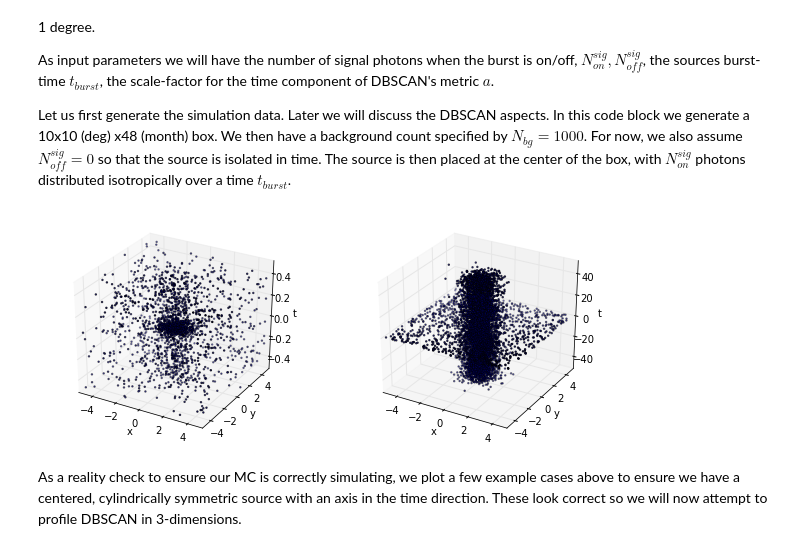
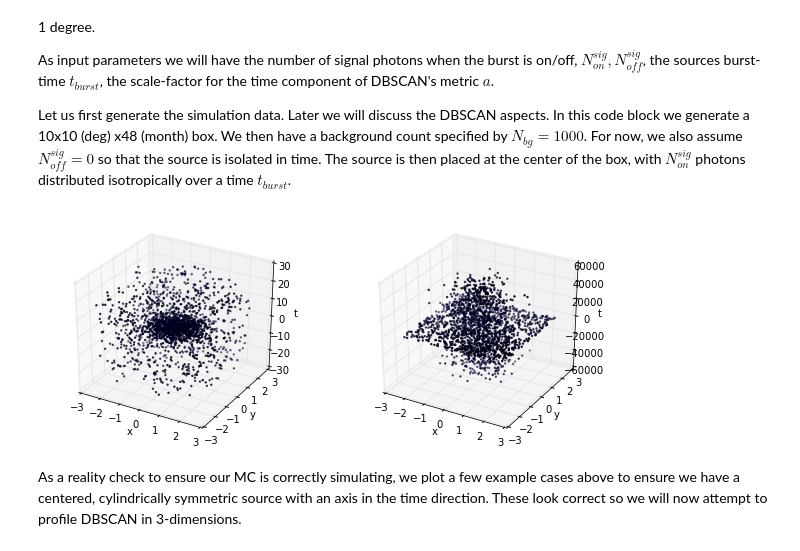
Before and after one commit to erccarls/time_var, a Jupyter notebook: Time_Var_DBSCAN/run_MC.ipynb, the cells around one changed output. Cells and saved outputs as stored; diff of their text form; code cells hidden in the pictures.

```diff
--- a/Time_Var_DBSCAN/run_MC.ipynb
+++ b/Time_Var_DBSCAN/run_MC.ipynb
@@ -15,9 +15,11 @@ import cPickle as pickle, numpy as np, matplotlib.pyplot as plt
 import psf# Module for gaussian PSF convolution
 
 # Universal Simulation Parameters
-sizeX,sizeY,sizeT = 10.,10.,1. # Define box size
+sizeX,sizeY,sizeT = 5.,5.,48. # Define box size
 N_bg = 1000 # Number of background events to be distributed randomly
 r_68 = 1.0 # Spatial PSF size in degrees
+numProcs = 12 # How many CPU to use
+
 
 # Define a function to run the simulation given a set of input parameters
 # Optimized via numpy's vector routines
@@ -26,36 +28,36 @@ def RunSim(N_sig_on, N_sig_off, t_burst):
     X,Y,T = np.zeros(N_sig_on), np.zeros(N_sig_on), (np.random.ranf(N_sig_on)-.5)*t_burst
     X,Y,T = np.append(np.zeros(N_sig_off),X), np.append(np.zeros(N_sig_off),Y), np.append((np.random.ranf(N_sig_off)-.5)*sizeT,T)
     # Shift the signal photons using the PSF
     X,Y = psf.ApplyGaussianPSF(XMASTER=X,YMASTER=Y,r_68=r_68 )
     # Generate the background photons-Don't shift these by the PSF
     X = np.append(X,(np.random.ranf(N_bg)-.5)*sizeX)
     Y = np.append(Y,(np.random.ranf(N_bg)-.5)*sizeY)
     T = np.append(T,(np.random.ranf(N_bg)-.5)*sizeT)
     return X,Y,T
 # Run a simulation with 500 photons distributed
-X,Y,T = RunSim(N_sig_on=500,N_sig_off=500, t_burst=1/48.)
+X,Y,T = RunSim(N_sig_on=1000,N_sig_off=0, t_burst=1.)
 
 from mpl_toolkits.mplot3d import Axes3D
 fig = plt.figure(0,figsize=(10,4))
 ax = fig.add_subplot(121, projection='3d')
 ax.scatter(X,Y,T, s=2)
 plt.xlabel('x')
 plt.ylabel('y')
 ax.set_zlabel('t')
 
 
 # Run a simulation with 5000 photons distributed
-X,Y,T = RunSim(N_sig_on=5000,N_sig_off=0,t_burst=100)
+X,Y,T = RunSim(N_sig_on=1000,N_sig_off=0,t_burst=100000)
 
 ax = fig.add_subplot(122, projection='3d')
 ax.scatter(X,Y,T, s=2)
 plt.xlabel('x')
 plt.ylabel('y')
 ax.set_zlabel('t')
 
 plt.show()
 # %% [output]
-[figure, old version]
+[figure, new version]
 # %% [markdown]
 As a reality check to ensure our MC is correctly simulating, we plot a few example cases above to ensure we have a centered, cylindrically symmetric source with an axis in the time direction.  These look correct so we will now attempt to profile DBSCAN in 3-dimensions.
 # %% [markdown]
```
Also changed, not shown: parts of 12 cells of this notebook, 5 other files.
